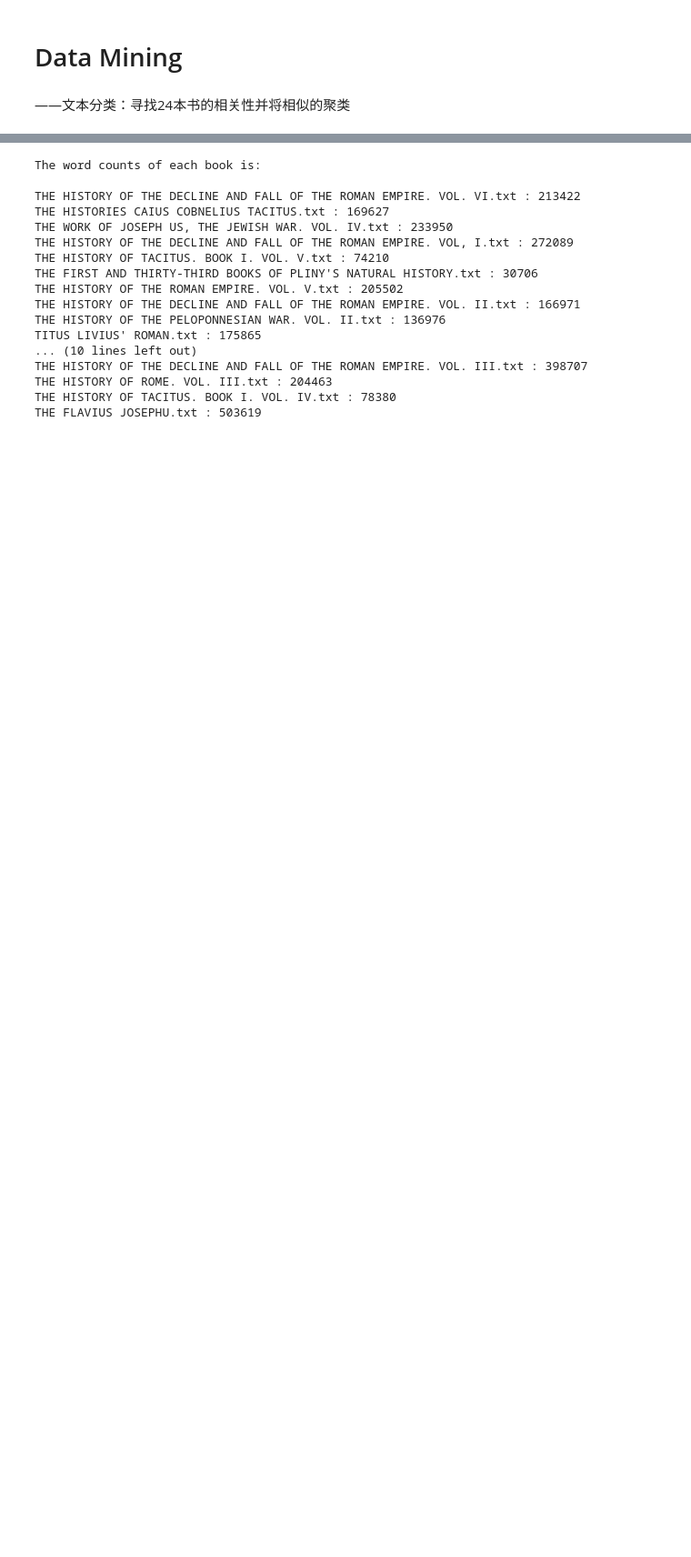
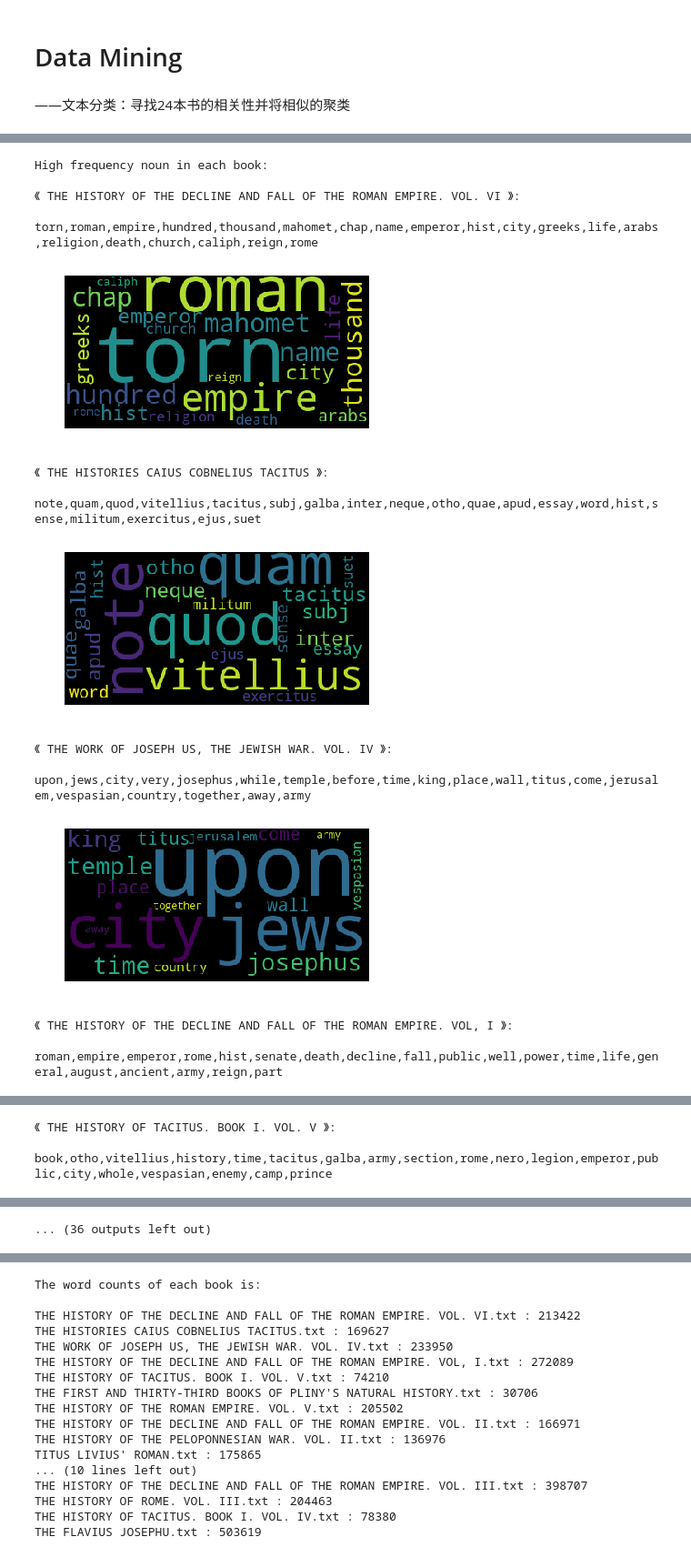
Before and after one commit to Suhang1014/DM_CW2_Text-Clustering, a Jupyter notebook: cw2-understanding-data/Classification_functions_results.ipynb, the cells around one changed output, grey strips where cells are left out. Shown at 91% size. Cells and saved outputs as stored; diff of their text form; code cells hidden in the pictures; blank space fills up the shorter version.

```diff
--- a/cw2-understanding-data/Classification_functions_results.ipynb
+++ b/cw2-understanding-data/Classification_functions_results.ipynb
@@ -91,7 +93,7 @@ class TextClassification(object):
     添加方法：
     添加一本书
     加载原始文本
-    特征工程：计算
+    特征工程：计算文本单词数量，统计高频名词
     tf-idf方法
     k-means方法
     hierachical方法
@@ -134,6 +136,29 @@ class TextClassification(object):
         print('The word counts of each book after tokrnize is:\n')
         for key, value in words_count.items():
             print(key, ':', value)
+
+    # 输出每本书使用频率前20名的单词
+    def highfreq_noun(self):
+        print('High frequency noun in each book:\n')
+        for book in self.__books:
+            text = book.raw_texts
+            tokens = tokenize_and_filter_punc(text)
+            freq_dist = FreqDist(tokens)
+            tagged = nltk.pos_tag(tokens)
+            minfo = dict(freq_dist)
+            info = list(set([k.lower() for k,v in tagged if v == 'NN']))
+            kinfo = [(k,minfo.get(k)) for k in info]
+            kinfo.sort(key=lambda k:k[1],reverse=True)
+            kinfo = [w for w in kinfo if len(w[0]) > 3]
+            output1 = ",".join([m[0] for m in kinfo[:20]])
+            print('《',book.title[:-4], '》:\n', output1)
+            output2 = " ".join([m[0] for m in kinfo[:20]])
+            this_wordcloud = WordCloud().generate(output2)
+            plt.imshow(this_wordcloud)
+            plt.axis('off')
+            plt.show()
+
+
 
     # TF-IDF计算词频
     def tf_idf(self):
@@ -273,0 +303,16 @@ test.load_raw_text()
+# %%
+test.highfreq_noun()
+# %% [output]
+High frequency noun in each book:
+
+《 THE HISTORY OF THE DECLINE AND FALL OF THE ROMAN EMPIRE. VOL. VI 》:
+ torn,roman,empire,hundred,thousand,mahomet,chap,name,emperor,hist,city,greeks,life,arabs,religion,death,church,caliph,reign,rome
+[figure, added]
+《 THE HISTORIES CAIUS COBNELIUS TACITUS 》:
+ note,quam,quod,vitellius,tacitus,subj,galba,inter,neque,otho,quae,apud,essay,word,hist,sense,militum,exercitus,ejus,suet
+[figure, added]
+《 THE WORK OF JOSEPH US, THE JEWISH WAR. VOL. IV 》:
+ upon,jews,city,very,josephus,while,temple,before,time,king,place,wall,titus,come,jerusalem,vespasian,country,together,away,army
+[figure, added]
+《 THE HISTORY OF THE DECLINE AND FALL OF THE ROMAN EMPIRE. VOL, I 》:
+ roman,empire,emperor,rome,hist,senate,death,decline,fall,public,well,power,time,life,general,august,ancient,army,reign,part
@@ -273,0 +320,2 @@ test.load_raw_text()
+《 THE HISTORY OF TACITUS. BOOK I. VOL. V 》:
+ book,otho,vitellius,history,time,tacitus,galba,army,section,rome,nero,legion,emperor,public,city,whole,vespasian,enemy,camp,prince
@@ -274 +326,2 @@ test.load_raw_text()
+... (36 outputs left out)
 # %% [markdown]
```
Also changed, not shown: parts of 16 cells of this notebook, 2 other files.
